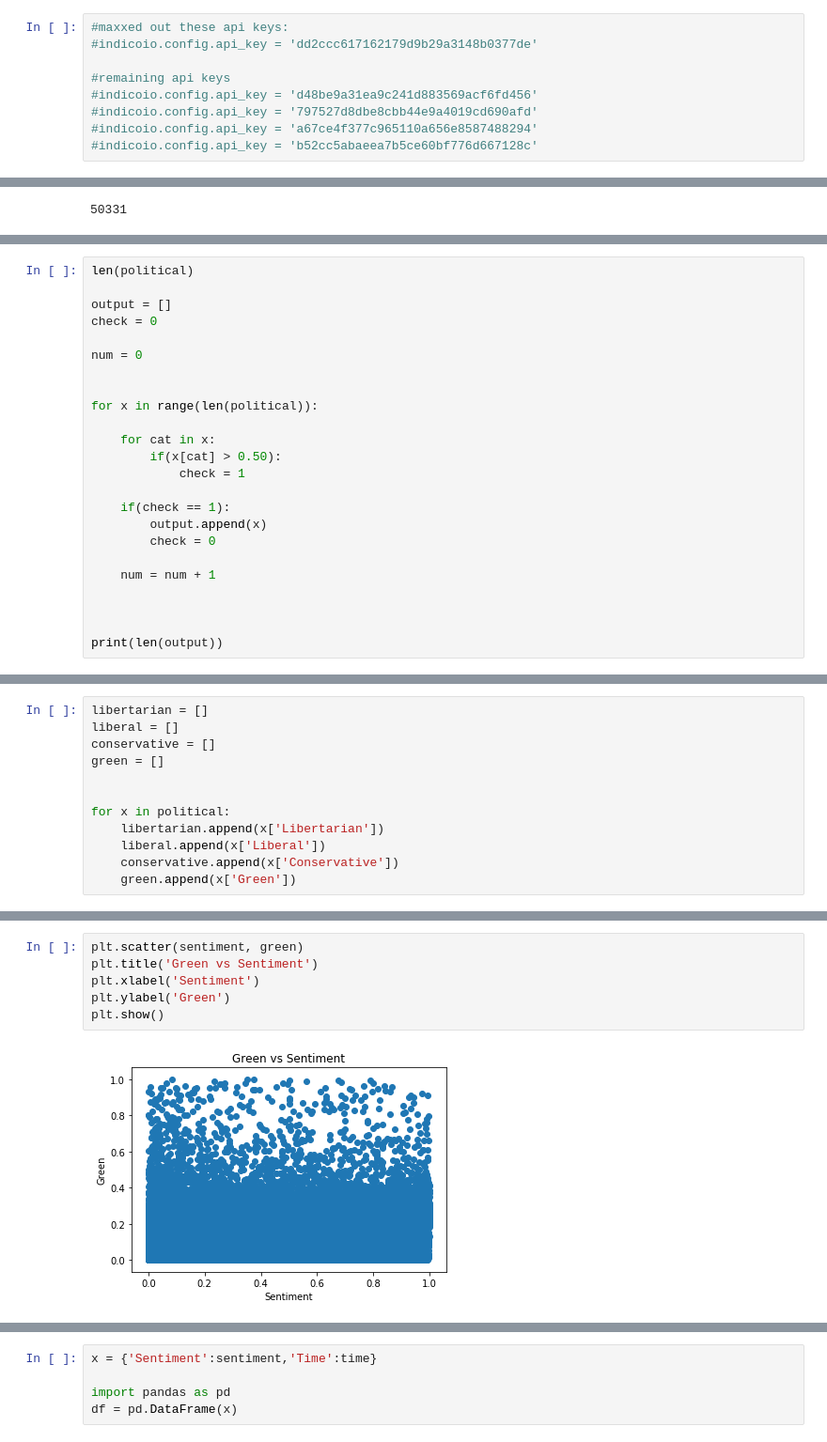
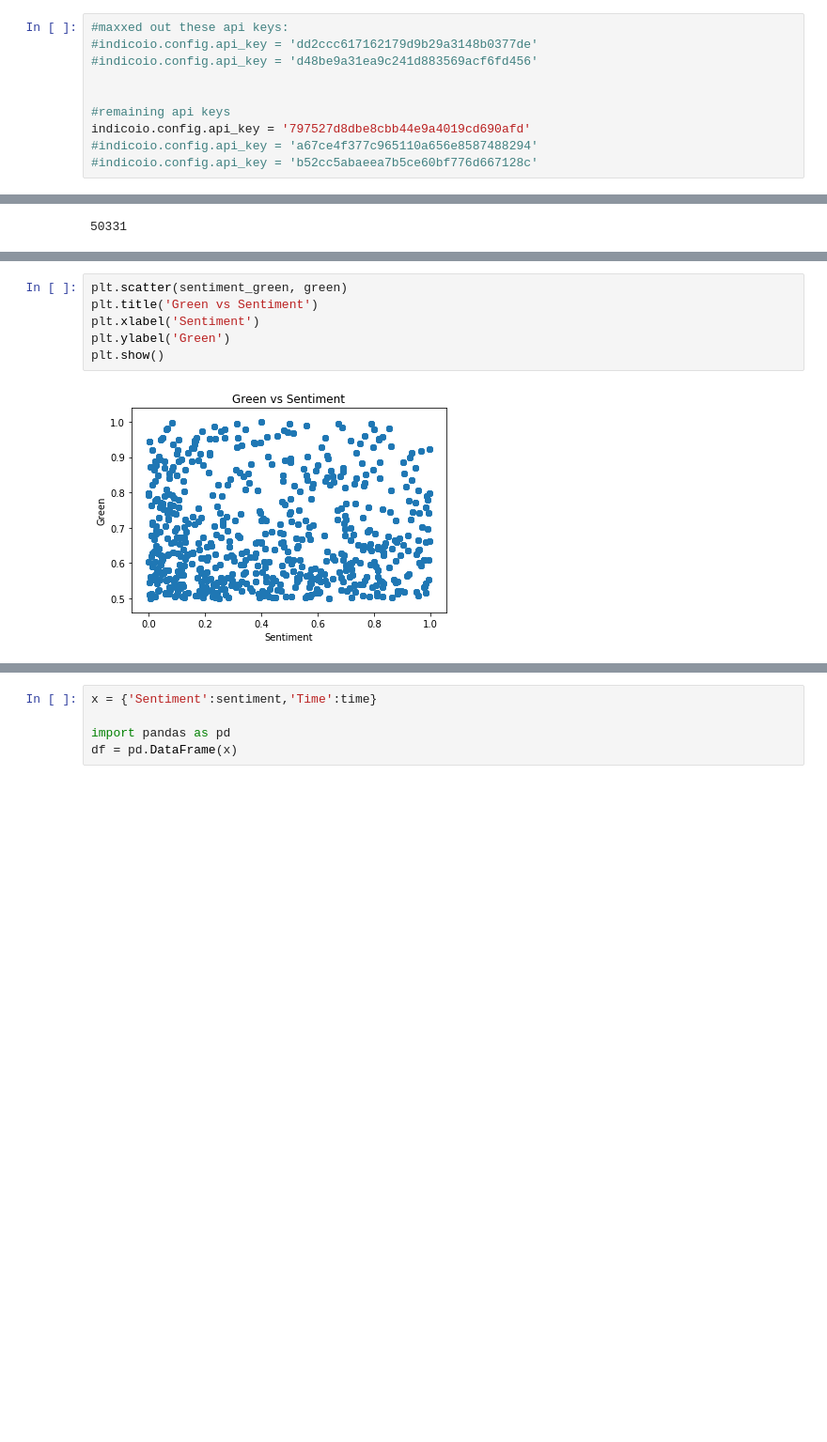
Before and after one commit to ChrisBlair2019/DataAnalysisCapstoneParkland, a Jupyter notebook: PoliticalBias_and_Sentiment_Analysis.ipynb, the cells around one changed output, grey strips where cells are left out. Shown at 94% size. Drawn from its saved outputs; the diff is of its cells as text; blank space fills up the shorter version.

Commit message:
filtering and political leaning graphing

```diff
--- a/PoliticalBias_and_Sentiment_Analysis.ipynb
+++ b/PoliticalBias_and_Sentiment_Analysis.ipynb
@@ -7,10 +7,11 @@ import datetime
 # %%
 #maxxed out these api keys:
 #indicoio.config.api_key = 'dd2ccc617162179d9b29a3148b0377de'
+#indicoio.config.api_key = 'd48be9a31ea9c241d883569acf6fd456'
+
 
 #remaining api keys
-#indicoio.config.api_key = 'd48be9a31ea9c241d883569acf6fd456'
-#indicoio.config.api_key = '797527d8dbe8cbb44e9a4019cd690afd'
+indicoio.config.api_key = '797527d8dbe8cbb44e9a4019cd690afd'
 #indicoio.config.api_key = 'a67ce4f377c965110a656e8587488294'
 #indicoio.config.api_key = 'b52cc5abaeea7b5ce60bf776d667128c'
 # %%
@@ -123,24 +106,0 @@ for x in range(len(political)):
-# %%
-len(political)
-
-output = []
-check = 0
-
-num = 0
-
-
-for x in range(len(political)):
-
-    for cat in x:
-        if(x[cat] > 0.50):
-            check = 1
-
-    if(check == 1):
-        output.append(x)
-        check = 0
-
-    num = num + 1
-
-
-
-print(len(output))
@@ -166,12 +121,0 @@ len(sentiment)
-# %%
-libertarian = []
-liberal = []
-conservative = []
-green = []
-
-
-for x in political:
-    libertarian.append(x['Libertarian'])
-    liberal.append(x['Liberal'])
-    conservative.append(x['Conservative'])
-    green.append(x['Green'])
@@ -202,11 +229,11 @@ plt.show()
 # %%
-plt.scatter(sentiment, green)
+plt.scatter(sentiment_green, green)
 plt.title('Green vs Sentiment')
 plt.xlabel('Sentiment')
 plt.ylabel('Green')
 plt.show()
 # %% [output]
-[figure, old version]
+[figure, new version]
 # %%
 plt.scatter(time, sentiment)
 plt.title('Sentiment vs Time')
```
Also changed, not shown: parts of 25 cells of this notebook.
